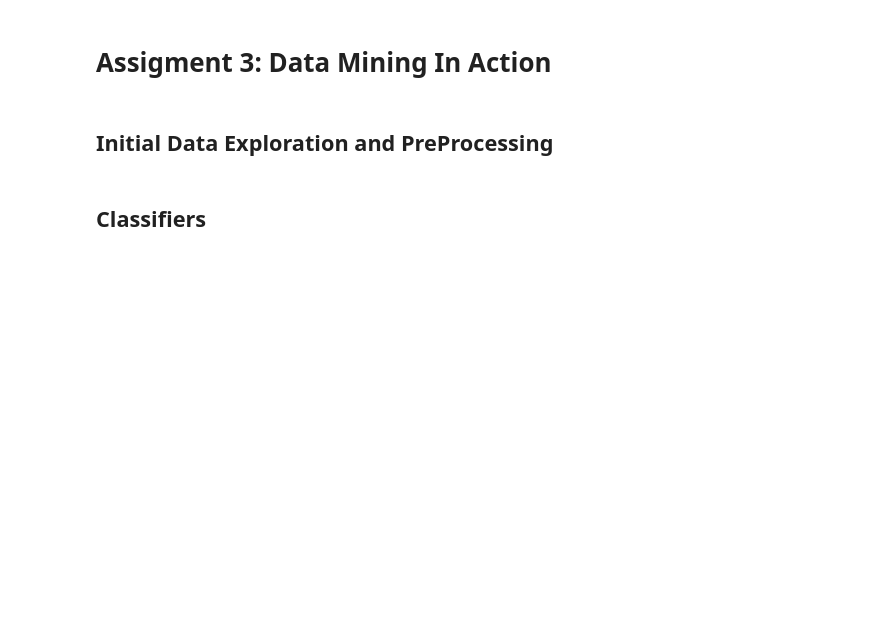
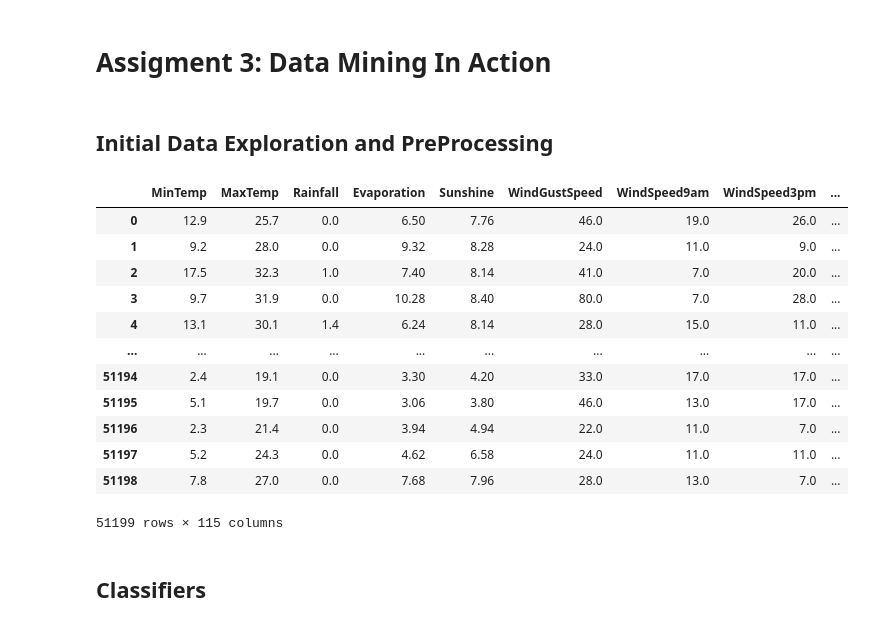
Before and after one commit to augustusamedume1234/Data-Mining-Assigment-3, a Jupyter notebook: Assignment3.ipynb, the cells around one changed output. Saved outputs shown, nothing was run; the diff lists cells and outputs as text; code cells hidden in the pictures; blank space fills up the shorter version.

```diff
--- a/Assignment3.ipynb
+++ b/Assignment3.ipynb
@@ -34,3 +36,19 @@ TrainTest_Set_Imputed = imputer.fit_transform(TrainTest_Set)
+# %%
+TrainTest_Set_Imputed[]
+# %% [output]
+|  | MinTemp | MaxTemp | Rainfall | Evaporation | Sunshine | WindGustSpeed | WindSpeed9am | WindSpeed3pm | ... |
+| 0 | 12.9 | 25.7 | 0.0 | 6.50 | 7.76 | 46.0 | 19.0 | 26.0 | ... |
+| 1 | 9.2 | 28.0 | 0.0 | 9.32 | 8.28 | 24.0 | 11.0 | 9.0 | ... |
+| 2 | 17.5 | 32.3 | 1.0 | 7.40 | 8.14 | 41.0 | 7.0 | 20.0 | ... |
+| 3 | 9.7 | 31.9 | 0.0 | 10.28 | 8.40 | 80.0 | 7.0 | 28.0 | ... |
+| 4 | 13.1 | 30.1 | 1.4 | 6.24 | 8.14 | 28.0 | 15.0 | 11.0 | ... |
+| ... | ... | ... | ... | ... | ... | ... | ... | ... | ... |
+| 51194 | 2.4 | 19.1 | 0.0 | 3.30 | 4.20 | 33.0 | 17.0 | 17.0 | ... |
+| 51195 | 5.1 | 19.7 | 0.0 | 3.06 | 3.80 | 46.0 | 13.0 | 17.0 | ... |
+| 51196 | 2.3 | 21.4 | 0.0 | 3.94 | 4.94 | 22.0 | 11.0 | 7.0 | ... |
+| 51197 | 5.2 | 24.3 | 0.0 | 4.62 | 6.58 | 24.0 | 11.0 | 11.0 | ... |
+| 51198 | 7.8 | 27.0 | 0.0 | 7.68 | 7.96 | 28.0 | 13.0 | 7.0 | ... |
+51199 rows × 115 columns
 # %% [markdown]
 ## Classifiers
 # %% [markdown]
```
Also changed, not shown: parts of 11 cells of this notebook, 3 other files.
